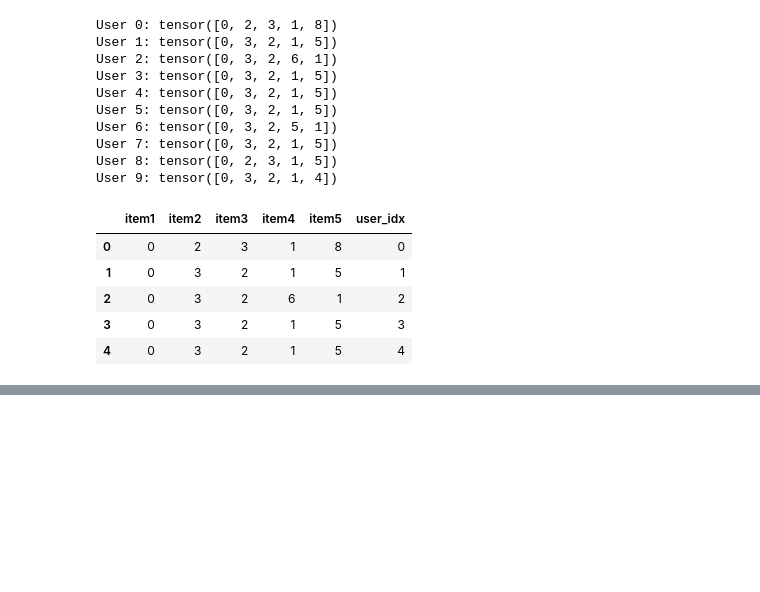
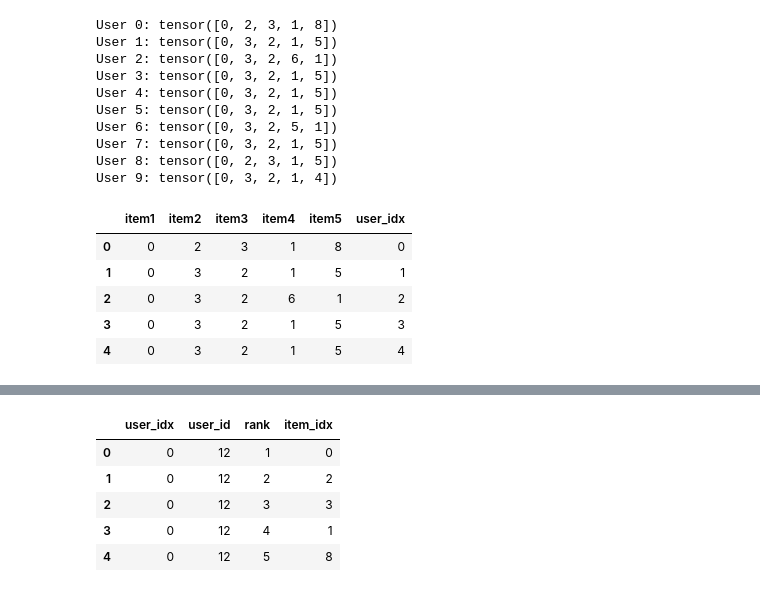
Before and after one commit to phillip1029/GNN-Recommendation-System, a Jupyter notebook: Recommendation System Using LightGCN features.ipynb, the cells around one changed output, grey strips where cells are left out. Saved outputs shown, nothing was run; the diff lists cells and outputs as text; code cells hidden in the pictures; blank space fills up the shorter version.

```diff
--- a/Recommendation System Using LightGCN features.ipynb
+++ b/Recommendation System Using LightGCN features.ipynb
@@ -1102,0 +1107,35 @@ top_5_recommendations_users.head()
+# %%
+import pandas as pd
+
+# Assuming top_5_recommendations_users is your initial DataFrame
+# Columns 'item1' to 'item5' will be unpivoted into a single 'item' column
+# The corresponding rank (1 to 5) will be in the 'rank' column
+
+# First, create a dictionary to rename the 'item' columns to a 'rank'
+rank_dict = {'item1': 1, 'item2': 2, 'item3': 3, 'item4': 4, 'item5': 5 }
+
+# Use melt to reshape the DataFrame
+long_format_df = top_5_recommendations_users.melt(id_vars=['user_idx', 'user_id'],
+                                                  value_vars=list(rank_dict.keys()),
+                                                  var_name='rank',
+                                                  value_name='item')
+
+# Replace the 'item1', 'item2', etc., with 1, 2, etc.
+long_format_df['rank'] = long_format_df['rank'].map(rank_dict)
+
+# Optionally, you might want to sort by user and rank
+long_format_df = long_format_df.sort_values(by=['user_idx', 'rank'])
+# rename "item" to "item_idx"
+long_format_df.rename(columns={'item': 'item_idx'}, inplace=True)
+
+# Reset index if needed
+top_5_recommendations_long = long_format_df.reset_index(drop=True)
+top_5_recommendations_long.head()
+# The resulting DataFrame will have columns 'user_idx', 'user_id', 'location', 'age', 'age_group', 'rank', 'item'
+# %% [output]
+|  | user_idx | user_id | rank | item_idx |
+| 0 | 0 | 12 | 1 | 0 |
+| 1 | 0 | 12 | 2 | 2 |
+| 2 | 0 | 12 | 3 | 3 |
+| 3 | 0 | 12 | 4 | 1 |
+| 4 | 0 | 12 | 5 | 8 |
```
Also changed, not shown: parts of 9 cells of this notebook.
